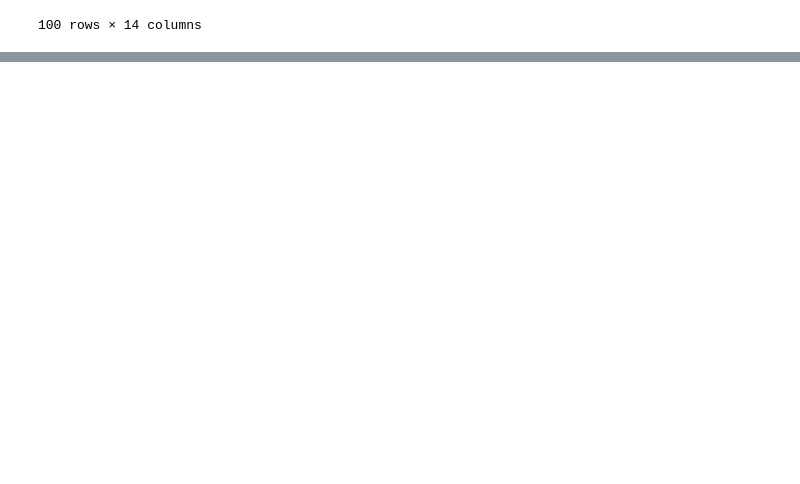
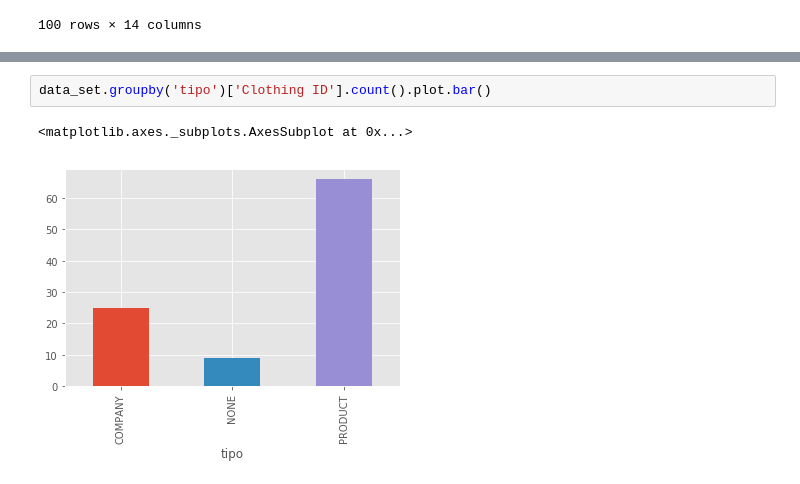
Before and after one commit to if1015-datascience-ufpe/2018-2-projeto-prepi, a Jupyter notebook: projeto/preprocessing.ipynb, the cells around one changed output, grey strips where cells are left out. Cells and saved outputs as stored; diff of their text form; blank space fills up the shorter version.

```diff
--- a/projeto/preprocessing.ipynb
+++ b/projeto/preprocessing.ipynb
@@ -234,0 +344,5 @@ data_set['Age'].plot.hist(bins=20)
+# %%
+data_set.groupby('tipo')['Clothing ID'].count().plot.bar()
+# %% [output]
+<matplotlib.axes._subplots.AxesSubplot at 0x...>
+[figure, added]
```
Also changed, not shown: parts of 21 cells of this notebook.
